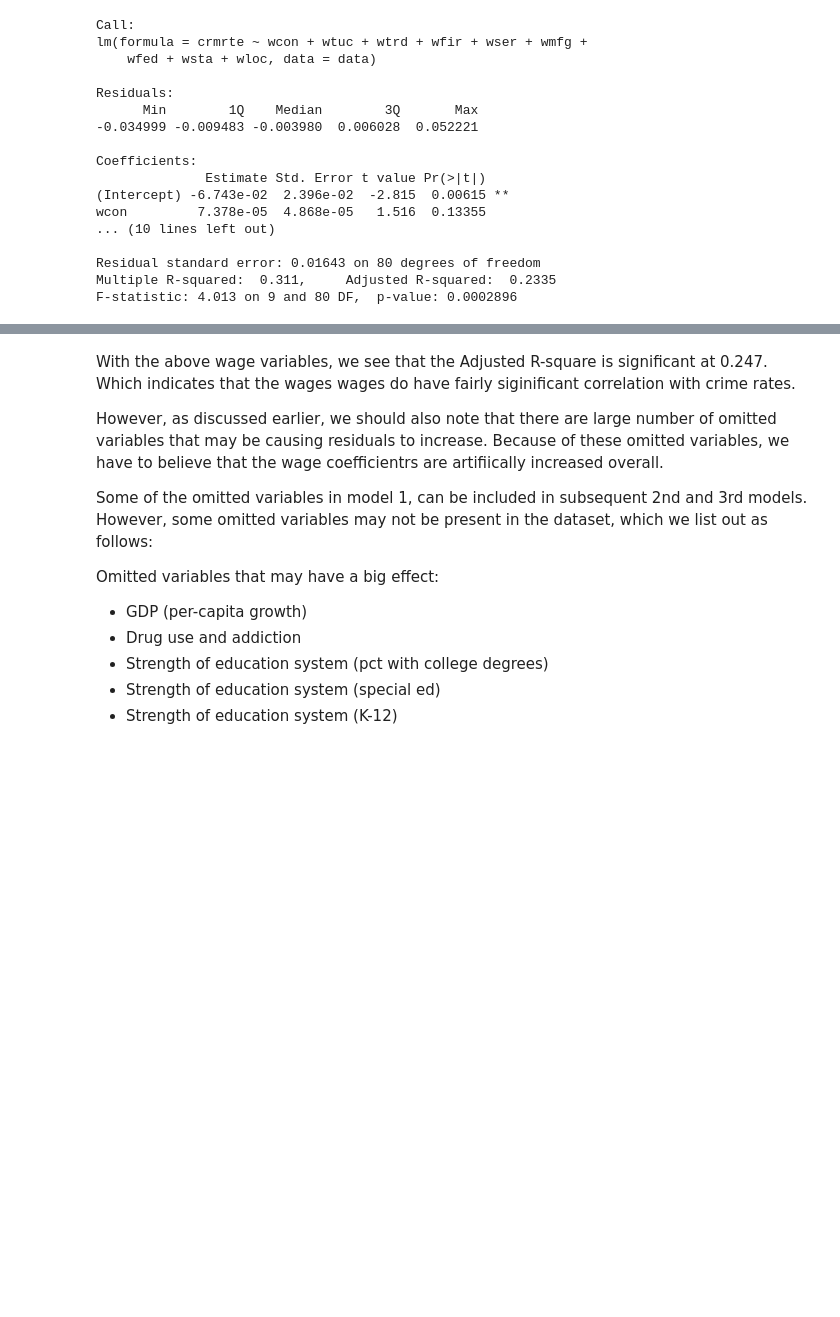
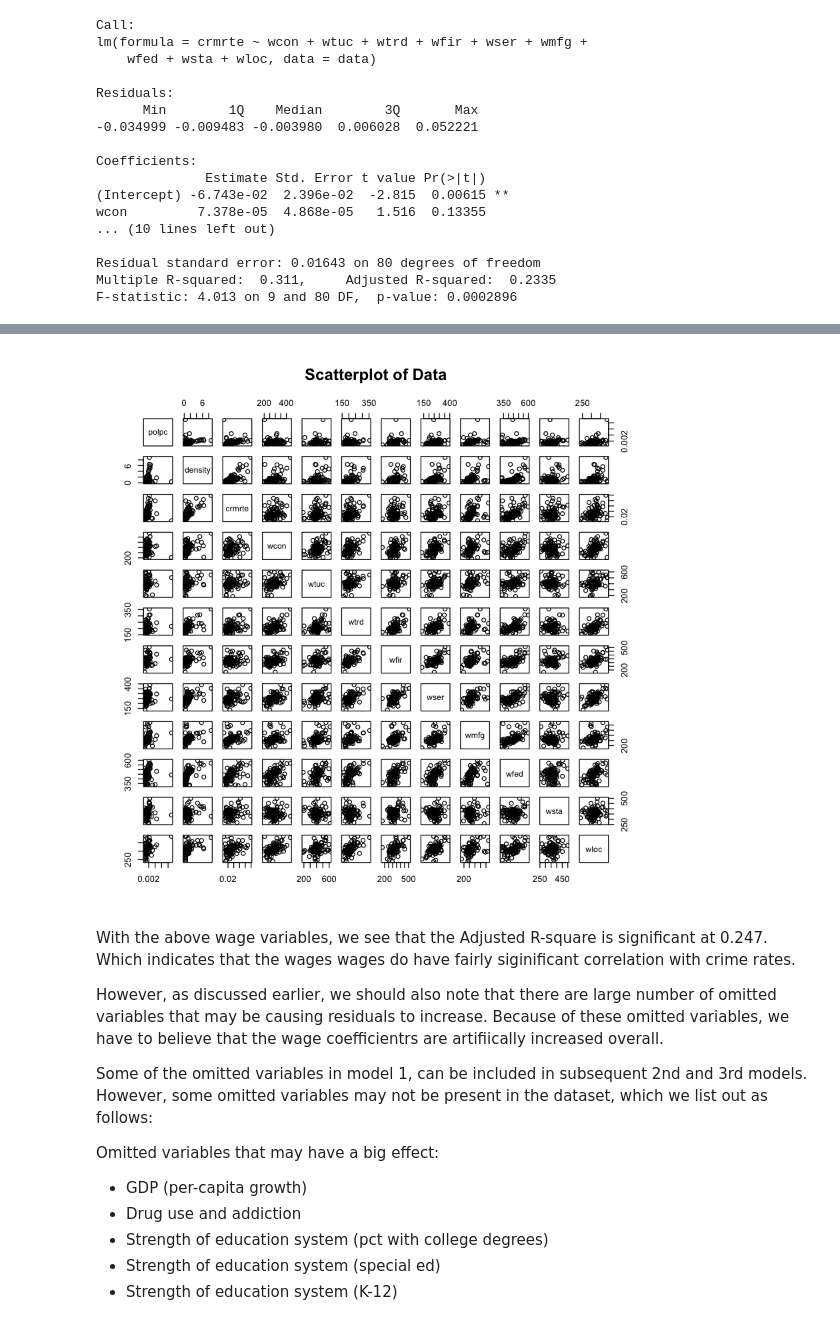
Before and after one commit to vbeohar/mids203_lab3, a Jupyter notebook: lab3_zw_vb_rb_v3.ipynb, the cells around one changed output, grey strips where cells are left out. Saved outputs shown, nothing was run; the diff lists cells and outputs as text; code cells hidden in the pictures; blank space fills up the shorter version.

```diff
--- a/lab3_zw_vb_rb_v3.ipynb
+++ b/lab3_zw_vb_rb_v3.ipynb
@@ -128,3 +135,8 @@ F-statistic: 4.013 on 9 and 80 DF,  p-value: 0.0002896
+# %%
+pairs(~polpc + density + crmrte + wcon + wtuc + wtrd + wfir + wser + wmfg + wfed + wsta + wloc,data=data,
+   main="Scatterplot of Data")
+# %% [output]
+[figure, added]
 # %% [markdown]
 With the above wage variables, we see that the Adjusted R-square is significant at 0.247. Which indicates that the wages wages do have fairly siginificant correlation with crime rates.
 
```
Also changed, not shown: parts of 18 cells of this notebook, 1 other file.
